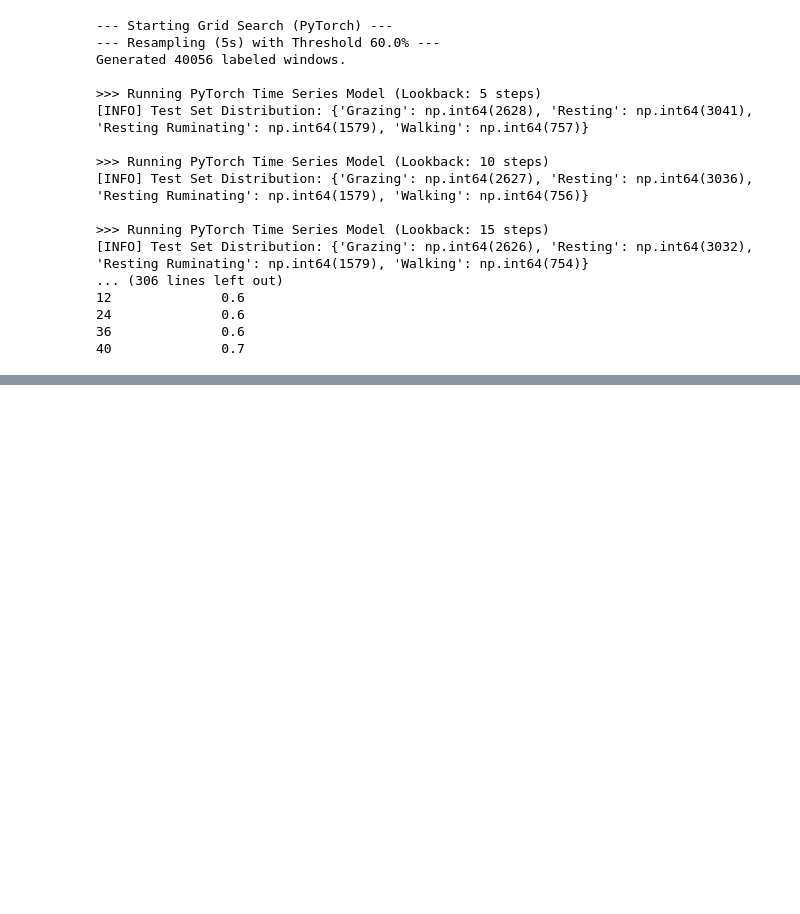
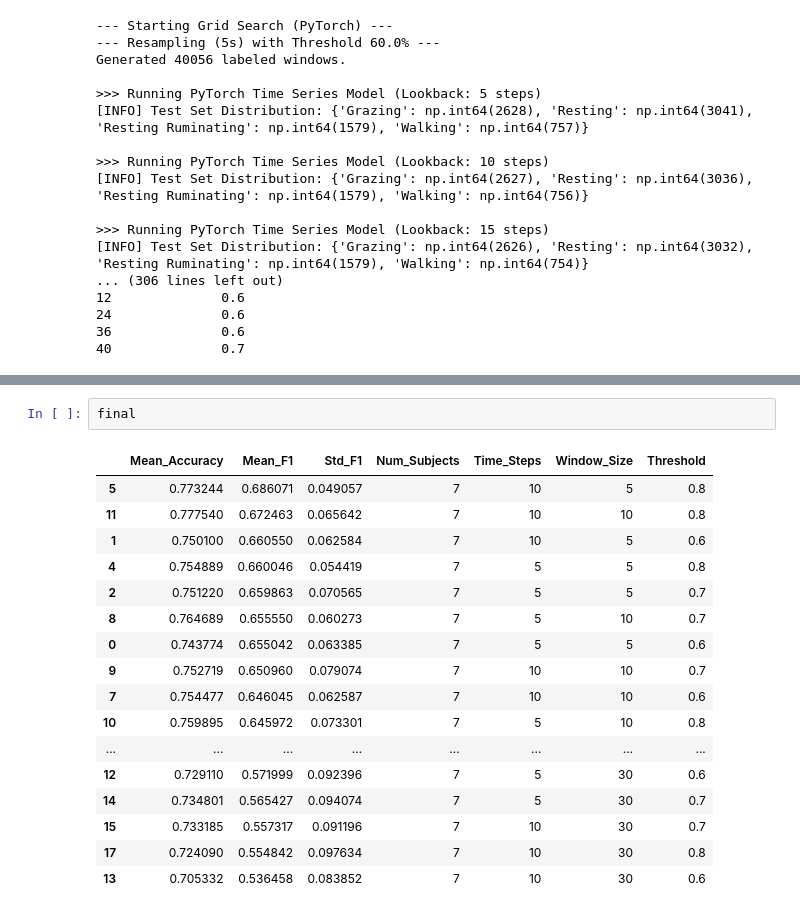
Before and after one commit to rajeshneupane7/accelrometer_codes, a Jupyter notebook: processing_with_ts.ipynb, the cells around one changed output, grey strips where cells are left out. Saved outputs shown, nothing was run; the diff lists cells and outputs as text; blank space fills up the shorter version.

```diff
--- a/processing_with_ts.ipynb
+++ b/processing_with_ts.ipynb
@@ -829,0 +1168,20 @@ final_df
+# %%
+final
+# %% [output]
+|  | Mean_Accuracy | Mean_F1 | Std_F1 | Num_Subjects | Time_Steps | Window_Size | Threshold |
+| 5 | 0.773244 | 0.686071 | 0.049057 | 7 | 10 | 5 | 0.8 |
+| 11 | 0.777540 | 0.672463 | 0.065642 | 7 | 10 | 10 | 0.8 |
+| 1 | 0.750100 | 0.660550 | 0.062584 | 7 | 10 | 5 | 0.6 |
+| 4 | 0.754889 | 0.660046 | 0.054419 | 7 | 5 | 5 | 0.8 |
+| 2 | 0.751220 | 0.659863 | 0.070565 | 7 | 5 | 5 | 0.7 |
+| 8 | 0.764689 | 0.655550 | 0.060273 | 7 | 5 | 10 | 0.7 |
+| 0 | 0.743774 | 0.655042 | 0.063385 | 7 | 5 | 5 | 0.6 |
+| 9 | 0.752719 | 0.650960 | 0.079074 | 7 | 10 | 10 | 0.7 |
+| 7 | 0.754477 | 0.646045 | 0.062587 | 7 | 10 | 10 | 0.6 |
+| 10 | 0.759895 | 0.645972 | 0.073301 | 7 | 5 | 10 | 0.8 |
+| ... | ... | ... | ... | ... | ... | ... | ... |
+| 12 | 0.729110 | 0.571999 | 0.092396 | 7 | 5 | 30 | 0.6 |
+| 14 | 0.734801 | 0.565427 | 0.094074 | 7 | 5 | 30 | 0.7 |
+| 15 | 0.733185 | 0.557317 | 0.091196 | 7 | 10 | 30 | 0.7 |
+| 17 | 0.724090 | 0.554842 | 0.097634 | 7 | 10 | 30 | 0.8 |
+| 13 | 0.705332 | 0.536458 | 0.083852 | 7 | 10 | 30 | 0.6 |
```
Also changed, not shown: parts of 7 cells of this notebook.
